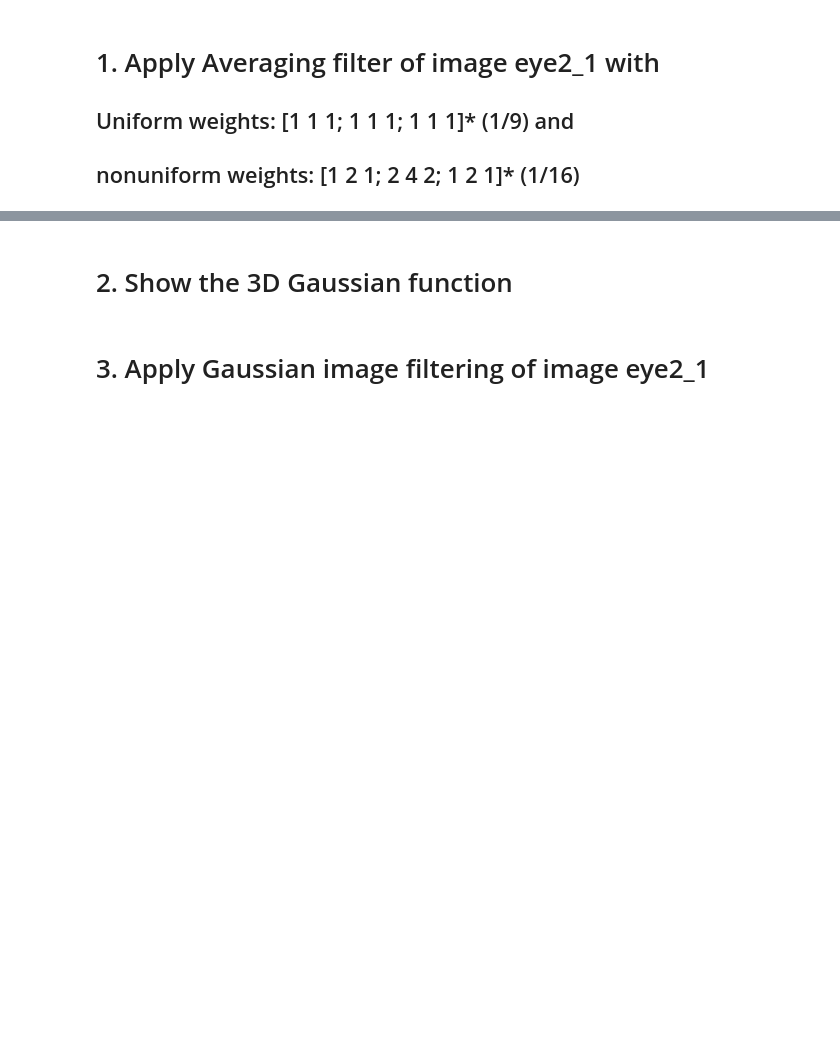
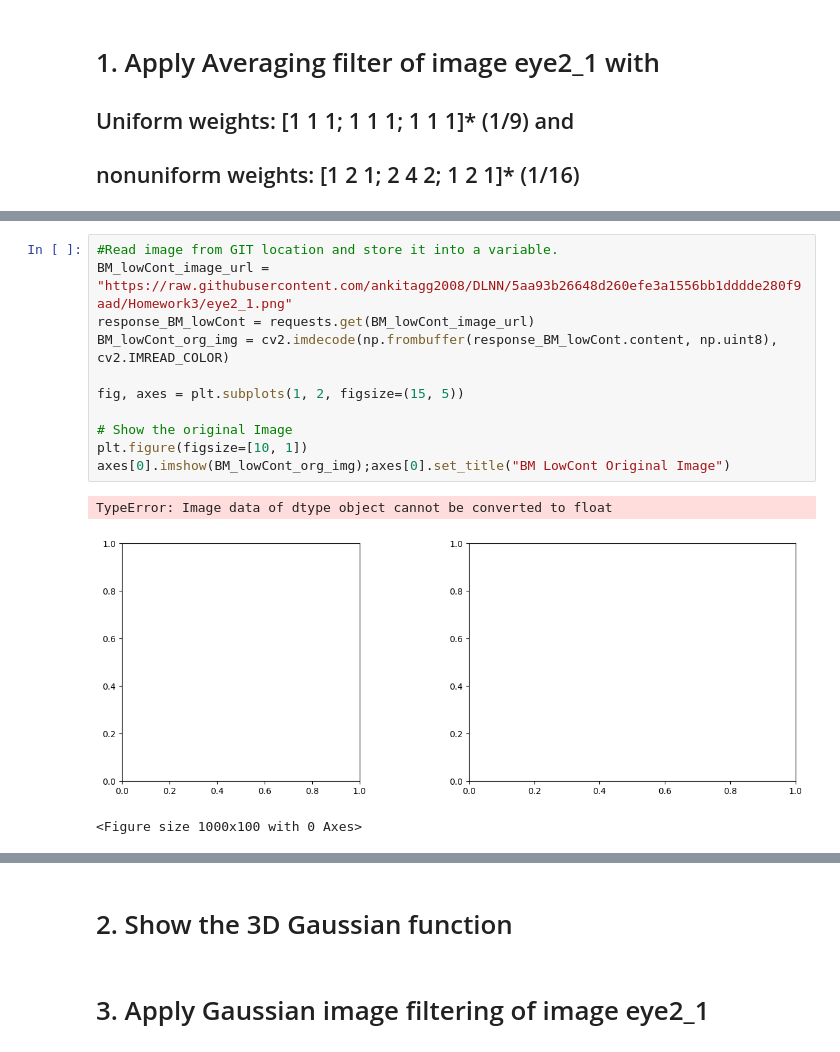
Before and after one commit to ankitagg2008/DLNN, a Jupyter notebook: Homework3/Week3_Ankit_Aggarwal_v1.ipynb, the cells around one changed output, grey strips where cells are left out. Cells and saved outputs as stored; diff of their text form; blank space fills up the shorter version.

```diff
--- a/Homework3/Week3_Ankit_Aggarwal_v1.ipynb
+++ b/Homework3/Week3_Ankit_Aggarwal_v1.ipynb
@@ -33,0 +37,15 @@ TypeError: 'NoneType' object is not subscriptable
+# %%
+#Read image from GIT location and store it into a variable.
+BM_lowCont_image_url = "https://raw.githubusercontent.com/ankitagg2008/DLNN/5aa93b26648d260efe3a1556bb1dddde280f9aad/Homework3/eye2_1.png"
+response_BM_lowCont = requests.get(BM_lowCont_image_url)
+BM_lowCont_org_img = cv2.imdecode(np.frombuffer(response_BM_lowCont.content, np.uint8), cv2.IMREAD_COLOR)
+
+fig, axes = plt.subplots(1, 2, figsize=(15, 5))
+
+# Show the original Image
+plt.figure(figsize=[10, 1])
+axes[0].imshow(BM_lowCont_org_img);axes[0].set_title("BM LowCont Original Image")
+# %% [output]
+TypeError: Image data of dtype object cannot be converted to float
+[figure, added]
+<Figure size 1000x100 with 0 Axes>
```
Also changed, not shown: parts of 8 cells of this notebook, 5 other files.
